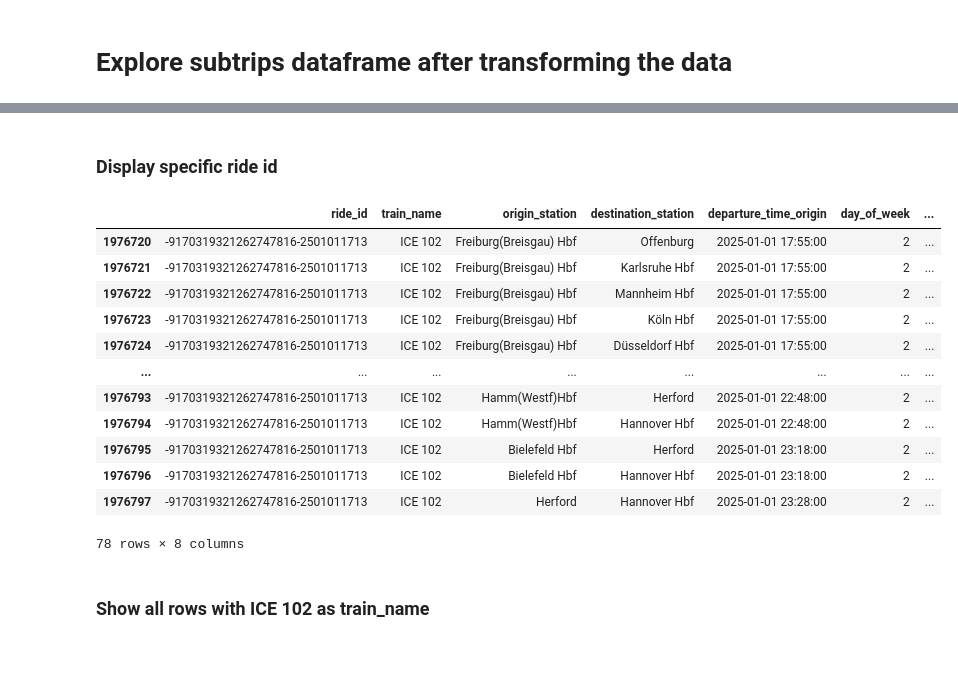
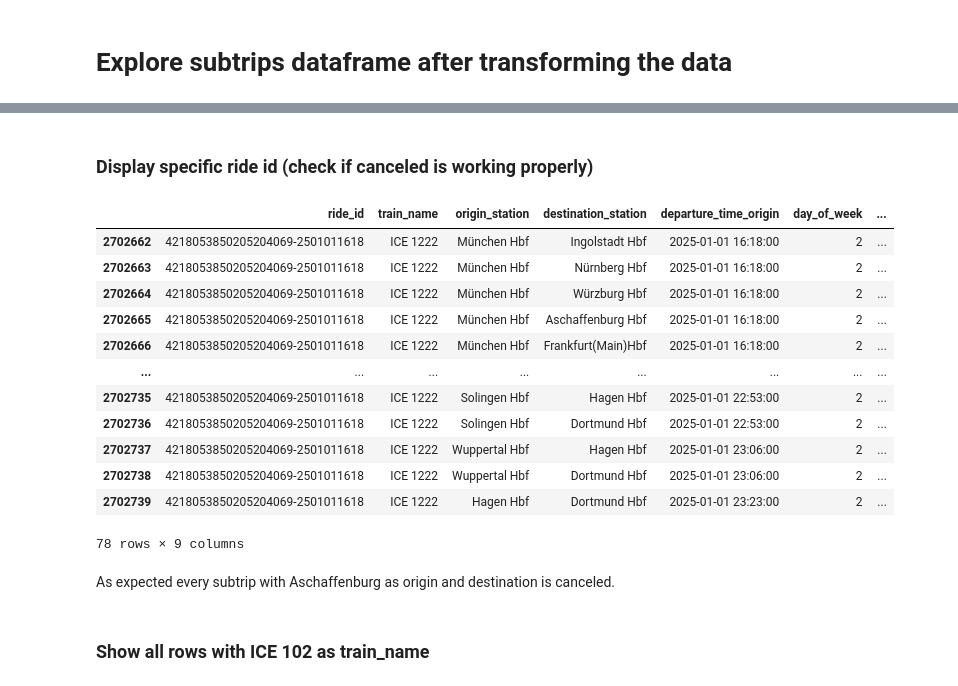
Before and after one commit to TheTastyHanuta/ML-4-B, a Jupyter notebook: src/exploration/exploration.ipynb, the cells around one changed output, grey strips where cells are left out. Cells and saved outputs as stored; diff of their text form; code cells hidden in the pictures; blank space fills up the shorter version.

Commit message:
Added canceled to transformed dataset

```diff
--- a/src/exploration/exploration.ipynb
+++ b/src/exploration/exploration.ipynb
@@ -144,21 +186,23 @@ df_subtrips.shape
 # %% [markdown]
-### Display specific ride id
+### Display specific ride id (check if canceled is working properly)
 # %%
-df_subtrips[df_subtrips['ride_id'] == "-9170319321262747816-2501011713"]
+df_subtrips[df_subtrips['ride_id'] == "4218053850205204069-2501011618"]
 # %% [output]
 |  | ride_id | train_name | origin_station | destination_station | departure_time_origin | day_of_week | ... |
-| 1976720 | -9170319321262747816-2501011713 | ICE 102 | Freiburg(Breisgau) Hbf | Offenburg | 2025-01-01 17:55:00 | 2 | ... |
-| 1976721 | -9170319321262747816-2501011713 | ICE 102 | Freiburg(Breisgau) Hbf | Karlsruhe Hbf | 2025-01-01 17:55:00 | 2 | ... |
-| 1976722 | -9170319321262747816-2501011713 | ICE 102 | Freiburg(Breisgau) Hbf | Mannheim Hbf | 2025-01-01 17:55:00 | 2 | ... |
-| 1976723 | -9170319321262747816-2501011713 | ICE 102 | Freiburg(Breisgau) Hbf | Köln Hbf | 2025-01-01 17:55:00 | 2 | ... |
-| 1976724 | -9170319321262747816-2501011713 | ICE 102 | Freiburg(Breisgau) Hbf | Düsseldorf Hbf | 2025-01-01 17:55:00 | 2 | ... |
+| 2702662 | 4218053850205204069-2501011618 | ICE 1222 | München Hbf | Ingolstadt Hbf | 2025-01-01 16:18:00 | 2 | ... |
+| 2702663 | 4218053850205204069-2501011618 | ICE 1222 | München Hbf | Nürnberg Hbf | 2025-01-01 16:18:00 | 2 | ... |
+| 2702664 | 4218053850205204069-2501011618 | ICE 1222 | München Hbf | Würzburg Hbf | 2025-01-01 16:18:00 | 2 | ... |
+| 2702665 | 4218053850205204069-2501011618 | ICE 1222 | München Hbf | Aschaffenburg Hbf | 2025-01-01 16:18:00 | 2 | ... |
+| 2702666 | 4218053850205204069-2501011618 | ICE 1222 | München Hbf | Frankfurt(Main)Hbf | 2025-01-01 16:18:00 | 2 | ... |
 | ... | ... | ... | ... | ... | ... | ... | ... |
-| 1976793 | -9170319321262747816-2501011713 | ICE 102 | Hamm(Westf)Hbf | Herford | 2025-01-01 22:48:00 | 2 | ... |
-| 1976794 | -9170319321262747816-2501011713 | ICE 102 | Hamm(Westf)Hbf | Hannover Hbf | 2025-01-01 22:48:00 | 2 | ... |
-| 1976795 | -9170319321262747816-2501011713 | ICE 102 | Bielefeld Hbf | Herford | 2025-01-01 23:18:00 | 2 | ... |
-| 1976796 | -9170319321262747816-2501011713 | ICE 102 | Bielefeld Hbf | Hannover Hbf | 2025-01-01 23:18:00 | 2 | ... |
-| 1976797 | -9170319321262747816-2501011713 | ICE 102 | Herford | Hannover Hbf | 2025-01-01 23:28:00 | 2 | ... |
+| 2702735 | 4218053850205204069-2501011618 | ICE 1222 | Solingen Hbf | Hagen Hbf | 2025-01-01 22:53:00 | 2 | ... |
+| 2702736 | 4218053850205204069-2501011618 | ICE 1222 | Solingen Hbf | Dortmund Hbf | 2025-01-01 22:53:00 | 2 | ... |
+| 2702737 | 4218053850205204069-2501011618 | ICE 1222 | Wuppertal Hbf | Hagen Hbf | 2025-01-01 23:06:00 | 2 | ... |
+| 2702738 | 4218053850205204069-2501011618 | ICE 1222 | Wuppertal Hbf | Dortmund Hbf | 2025-01-01 23:06:00 | 2 | ... |
+| 2702739 | 4218053850205204069-2501011618 | ICE 1222 | Hagen Hbf | Dortmund Hbf | 2025-01-01 23:23:00 | 2 | ... |
-78 rows × 8 columns
+78 rows × 9 columns
+# %% [markdown]
+As expected every subtrip with Aschaffenburg as origin and destination is canceled.
 # %% [markdown]
 ### Show all rows with ICE 102 as train_name
 # %%
```
Also changed, not shown: parts of 7 cells of this notebook, 4 other files.
